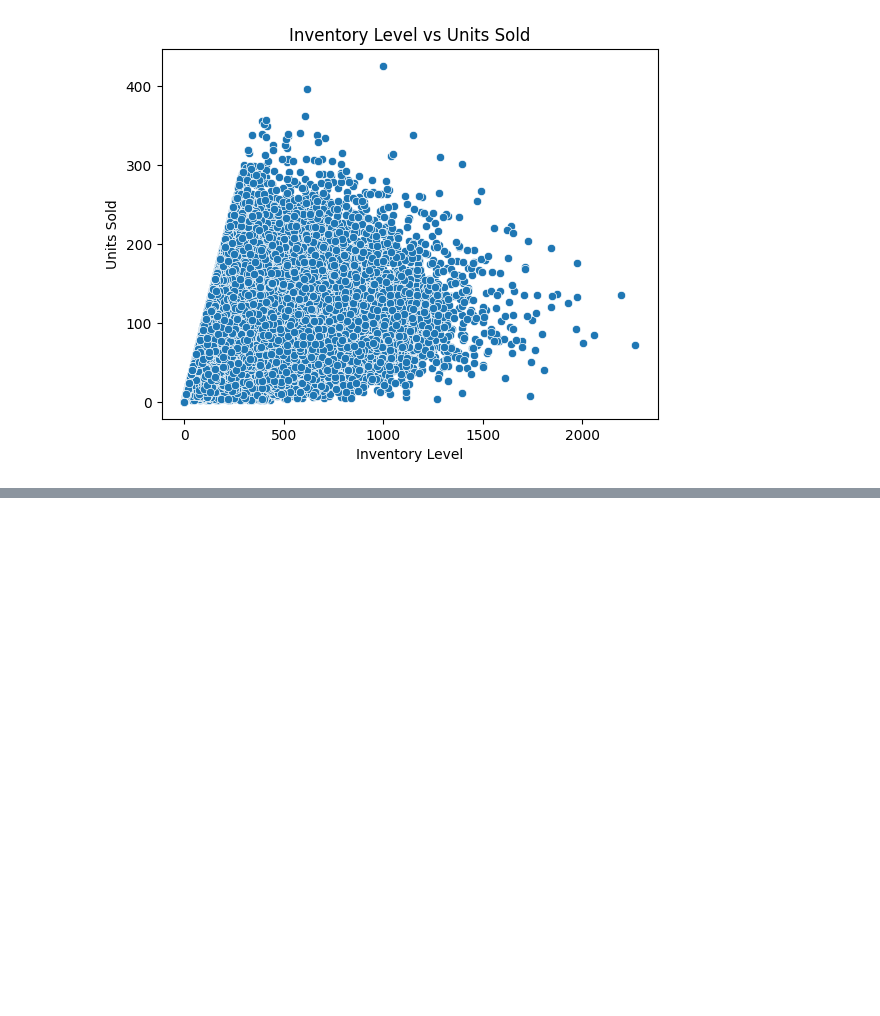
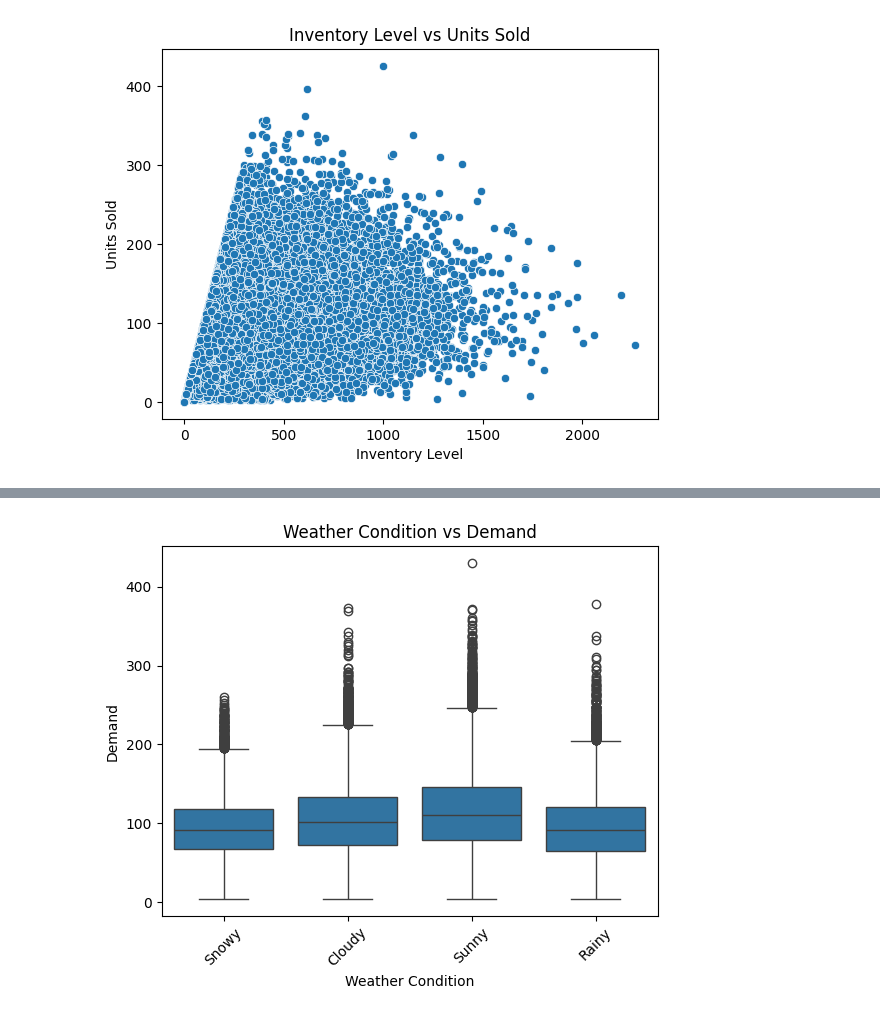
Before and after one commit to HMBinara/ML_Project, a Jupyter notebook: Demand_0Forecasting.ipynb, the cells around one changed output, grey strips where cells are left out. Saved outputs shown, nothing was run; the diff lists cells and outputs as text; code cells hidden in the pictures; blank space fills up the shorter version.

```diff
--- a/Demand_0Forecasting.ipynb
+++ b/Demand_0Forecasting.ipynb
@@ -238,0 +246,7 @@ plt.show()
+# %%
+sns.boxplot(data = df, x = 'Weather Condition', y = 'Demand')
+plt.xticks(rotation =45)
+plt.title("Weather Condition vs Demand")
+plt.show()
+# %% [output]
+[figure, added]
```
Also changed, not shown: parts of 11 cells of this notebook.
